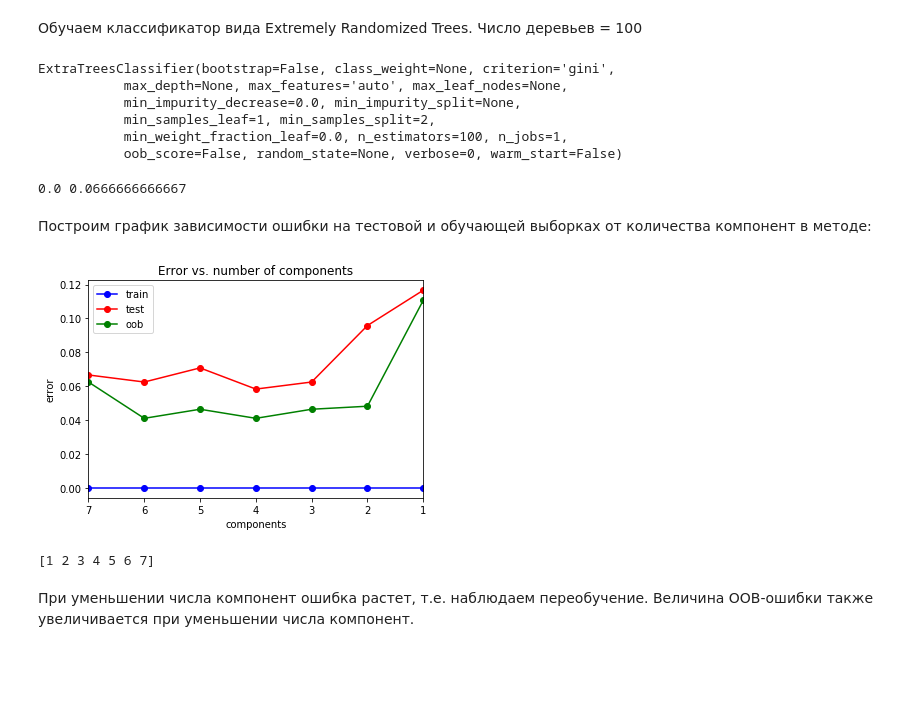
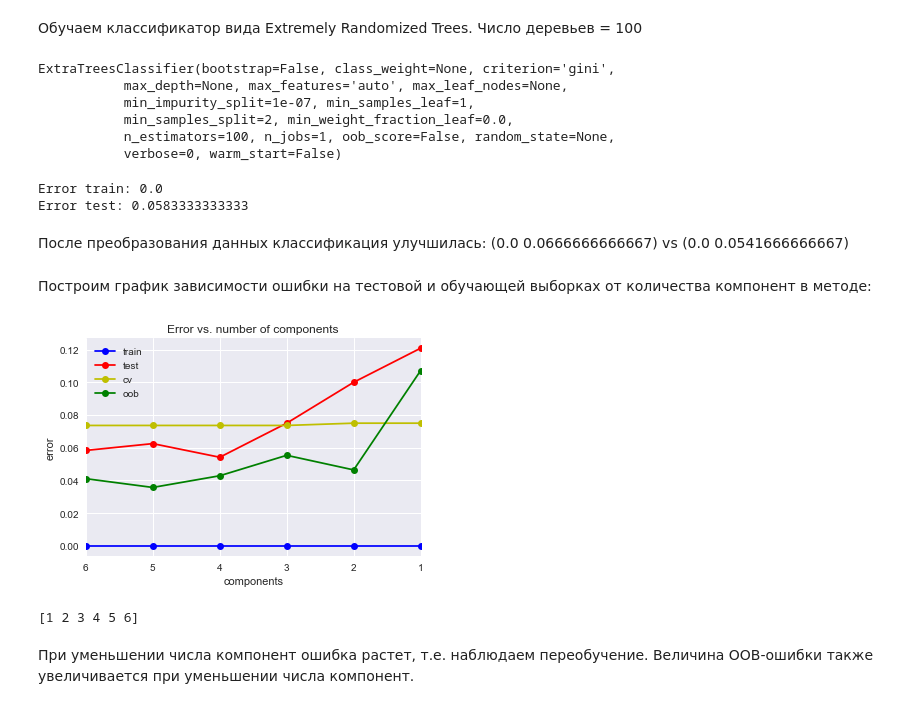
Before and after one commit to dobryyden/data_analysis, a Jupyter notebook: Pokemons_Rybakova.ipynb, the cells around one changed output. Cells and saved outputs as stored; diff of their text form; code cells hidden in the pictures; blank space fills up the shorter version.

```diff
--- a/Pokemons_Rybakova.ipynb
+++ b/Pokemons_Rybakova.ipynb
@@ -789,7 +791,7 @@ print(err_train, err_test)
 # %% [markdown]
 График зависимости ошибок (ошибка на обучающей и тестовой выборке, oob-ошибка) от количества деревьев:
 # %%
-trees_arr = np.arange(15, 100, 5)
+trees_arr = np.arange(15, 200, 5)
 test_err = []
 train_err = []
 oob_err = []
@@ -944,14 +962,20 @@ print(err_train, err_test)
 estim_arr = np.arange(15, 100, 5)
 test_err = []
 train_err = []
+cv_errors = []
+
 for estim in estim_arr:
     ab = ensemble.AdaBoostClassifier(n_estimators = estim, learning_rate = 0.5)
     ab.fit(X_train, y_train)
     train_err.append(np.mean(y_train != ab.predict(X_train)))
     test_err.append(np.mean(y_test  != ab.predict(X_test)))
+    cv = ShuffleSplit(n_splits=3, test_size=0.3, random_state=0)
+    scores = cross_val_score(ab, X, y, cv=cv, scoring='accuracy')
+    cv_errors.append(1 - scores.mean())
 
 plt.plot(estim_arr, train_err, 'b-o', label = 'train')
 plt.plot(estim_arr, test_err, 'r-o', label = 'test')
+plt.plot(estim_arr, cv_errors, 'y-o', label = 'cv')
 plt.xlim([np.max(estim_arr), np.min(estim_arr)])
 plt.title('Error vs. number of estimators')
 plt.xlabel('trees')
@@ -1002,14 +1032,20 @@ print(err_train, err_test)
 trees_arr = np.arange(2, 40, 2)
 test_err = []
 train_err = []
+cv_errors = []
+
 for trees in trees_arr:
     gbt = ensemble.GradientBoostingClassifier(n_estimators = trees)
     gbt.fit(X_train, y_train)
     train_err.append(np.mean(y_train != gbt.predict(X_train)))
     test_err.append(np.mean(y_test  != gbt.predict(X_test)))
+    cv = ShuffleSplit(n_splits=3, test_size=0.3, random_state=0)
+    scores = cross_val_score(gbt, X, y, cv=cv, scoring='accuracy')
+    cv_errors.append(1 - scores.mean())
 
 plt.plot(trees_arr, train_err, 'b-o', label = 'train')
 plt.plot(trees_arr, test_err, 'r-o', label = 'test')
+plt.plot(trees_arr, cv_errors, 'y-o', label = 'cv')
 plt.xlim([np.max(trees_arr), np.min(trees_arr)])
 plt.title('Error vs. number of trees')
 plt.xlabel('trees')
@@ -1047,7 +1090,7 @@ print(trees_opt)
 Обучаем PCA. Исходные данные содержат 7 столбцов. Уменьшим размерность до 5
 # %%
 from sklearn import decomposition
-pca = decomposition.PCA(n_components = 5)
+pca = decomposition.PCA(n_components = 4)
 X_train_reduc = pca.fit_transform(X_train)
 X_test_reduc = pca.transform(X_test)
 # %% [markdown]
@@ -1058,50 +1101,60 @@ ert.fit(X_train_reduc, y_train)
 # %% [output]
 ExtraTreesClassifier(bootstrap=False, class_weight=None, criterion='gini',
            max_depth=None, max_features='auto', max_leaf_nodes=None,
-           min_impurity_decrease=0.0, min_impurity_split=None,
-           min_samples_leaf=1, min_samples_split=2,
-           min_weight_fraction_leaf=0.0, n_estimators=100, n_jobs=1,
-           oob_score=False, random_state=None, verbose=0, warm_start=False)
+           min_impurity_split=1e-07, min_samples_leaf=1,
+           min_samples_split=2, min_weight_fraction_leaf=0.0,
+           n_estimators=100, n_jobs=1, oob_score=False, random_state=None,
+           verbose=0, warm_start=False)
 # %%
 err_train = np.mean(y_train != ert.predict(X_train_reduc))
 err_test  = np.mean(y_test  != ert.predict(X_test_reduc))
-tt_errors.loc[len(tt_errors)] = ['gradient boosted trees:',err_train, err_test]
-print(err_train, err_test)
+
+
+print ('Error train:', err_train)
+print ('Error test:', err_test)
 # %% [output]
-0.0 0.0666666666667
+Error train: 0.0
+Error test: 0.0583333333333
+# %% [markdown]
+После преобразования данных классификация улучшилась: (0.0 0.0666666666667) vs (0.0 0.0541666666667)
 # %% [markdown]
 Построим график зависимости ошибки на тестовой и обучающей выборках от количества компонент в методе:
 # %%
-components_arr = np.arange(1, 8, 1)
+components_arr = np.arange(1, 7, 1)
 test_err = []
 train_err = []
 oob_err = []
+cv_errors = []
+
 for components in components_arr:
     pca = decomposition.PCA(n_components = components)
-    X_train_reduc = pca.fit_transform(X_train)
-    X_test_reduc = pca.transform(X_test)
+    X_pca_train = pca.fit_transform(X_train)
+    X_pca_test = pca.transform(X_test)
     ert = ensemble.ExtraTreesClassifier(n_estimators = 100, oob_score=True, bootstrap=True)
-    ert.fit(X_train_reduc, y_train)
-    train_err.append(np.mean(y_train != ert.predict(X_train_reduc)))
-    test_err.append(np.mean(y_test  != ert.predict(X_test_reduc)))
+    ert.fit(X_pca_train, y_train)
+    train_err.append(np.mean(y_train != ert.predict(X_pca_train)))
+    test_err.append(np.mean(y_test  != ert.predict(X_pca_test)))
+    cv = ShuffleSplit(n_splits=3, test_size=0.3, random_state=0)
+    scores = cross_val_score(gbt, X, y, cv=cv, scoring='accuracy')
+    cv_errors.append(1 - scores.mean())
     oob_err.append(1 - ert.oob_score_)
-
 
 plt.plot(components_arr, train_err, 'b-o', label = 'train')
 plt.plot(components_arr, test_err, 'r-o', label = 'test')
+plt.plot(components_arr, cv_errors, 'y-o', label = 'cv')
 plt.plot(components_arr, oob_err, 'g-o', label = 'oob')
 plt.xlim([np.max(components_arr), np.min(components_arr)])
 plt.title('Error vs. number of components')
 plt.xlabel('components')
 plt.ylabel('error')
 plt.legend()
 pass
 # %% [output]
-[figure, old version]
+[figure, new version]
 # %%
 print(components_arr)
 # %% [output]
-[1 2 3 4 5 6 7]
+[1 2 3 4 5 6]
 # %% [markdown]
 При уменьшении числа компонент ошибка растет, т.е. наблюдаем переобучение. Величина OOB-ошибки также увеличивается при уменьшении числа компонент.
 # %% [markdown]
```
Also changed, not shown: parts of 31 cells of this notebook.
